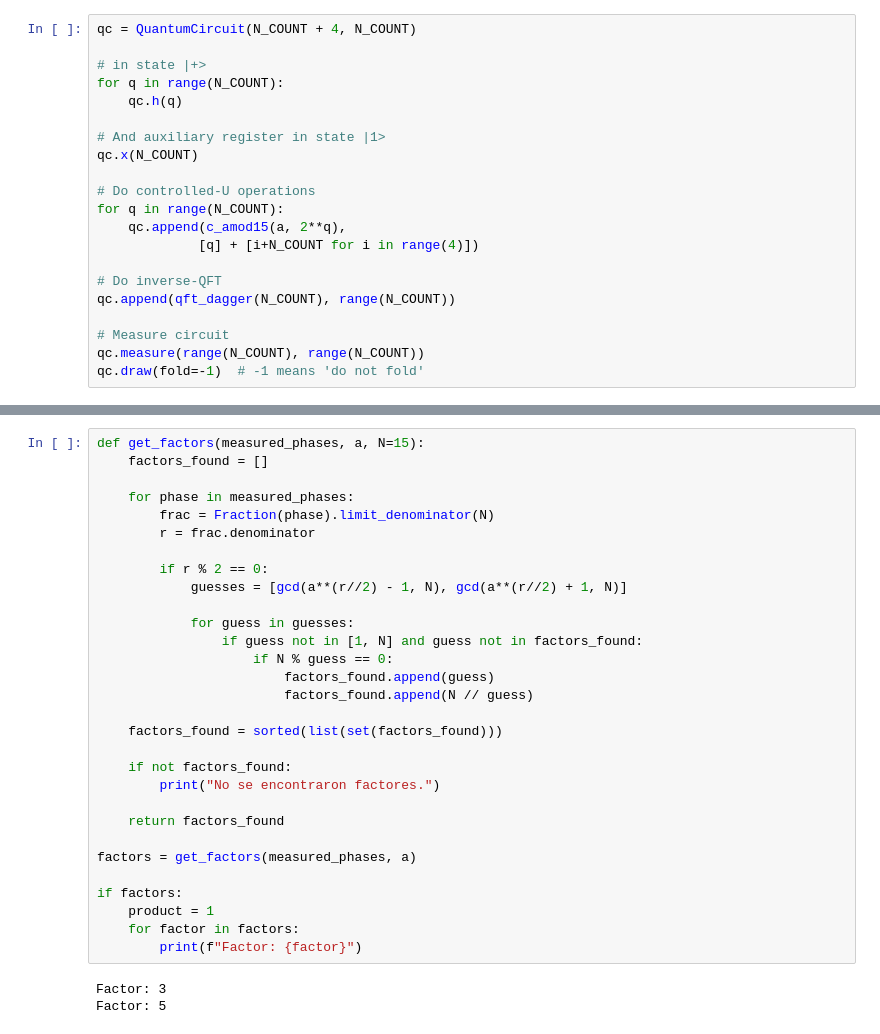
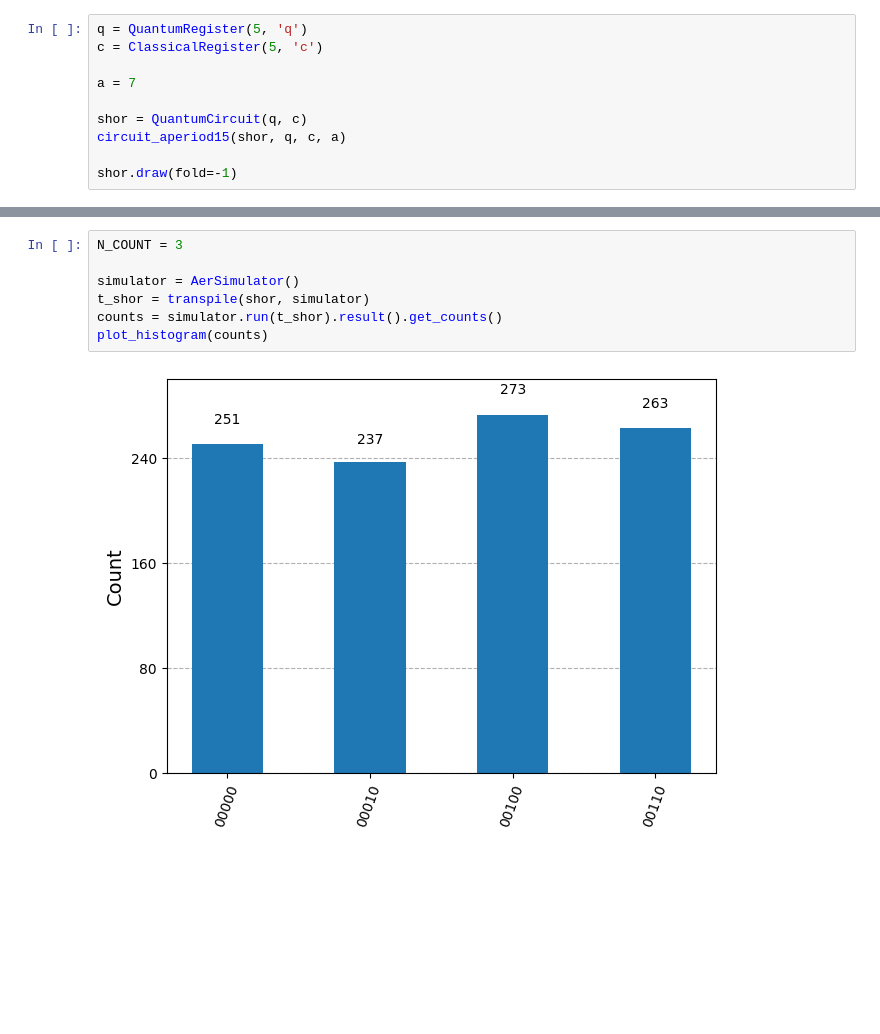
Before and after one commit to julianvb03/Shor-Algorithm, a Jupyter notebook: main.ipynb, the cells around one changed output, grey strips where cells are left out. Saved outputs shown, nothing was run; the diff lists cells and outputs as text; blank space fills up the shorter version.

```diff
--- a/main.ipynb
+++ b/main.ipynb
@@ -58,22 +111,11 @@ def qft_dagger(n):
 # %%
-qc = QuantumCircuit(N_COUNT + 4, N_COUNT)
+q = QuantumRegister(5, 'q')
+c = ClassicalRegister(5, 'c')
 
-# in state |+>
-for q in range(N_COUNT):
-    qc.h(q)
+a = 7
 
-# And auxiliary register in state |1>
-qc.x(N_COUNT)
+shor = QuantumCircuit(q, c)
+circuit_aperiod15(shor, q, c, a)
 
-# Do controlled-U operations
-for q in range(N_COUNT):
-    qc.append(c_amod15(a, 2**q),
-             [q] + [i+N_COUNT for i in range(4)])
-
-# Do inverse-QFT
-qc.append(qft_dagger(N_COUNT), range(N_COUNT))
-
-# Measure circuit
-qc.measure(range(N_COUNT), range(N_COUNT))
-qc.draw(fold=-1)  # -1 means 'do not fold'
+shor.draw(fold=-1)
 # %% [output]
@@ -123,33 +135,9 @@ print(df)
-# %%
-def get_factors(measured_phases, a, N=15):
-    factors_found = []
-
-    for phase in measured_phases:
-        frac = Fraction(phase).limit_denominator(N)
-        r = frac.denominator
-
-        if r % 2 == 0:
-            guesses = [gcd(a**(r//2) - 1, N), gcd(a**(r//2) + 1, N)]
-
-            for guess in guesses:
-                if guess not in [1, N] and guess not in factors_found:
-                    if N % guess == 0:
-                        factors_found.append(guess)
-                        factors_found.append(N // guess)
-
-    factors_found = sorted(list(set(factors_found)))
-
-    if not factors_found:
-        print("No se encontraron factores.")
-
-    return factors_found
-
-factors = get_factors(measured_phases, a)
-
-if factors:
-    product = 1
-    for factor in factors:
-        print(f"Factor: {factor}")
-# %% [output]
-Factor: 3
-Factor: 5
+# %%
+N_COUNT = 3
+
+simulator = AerSimulator()
+t_shor = transpile(shor, simulator)
+counts = simulator.run(t_shor).result().get_counts()
+plot_histogram(counts)
+# %% [output]
+[figure, added]
```
Also changed, not shown: parts of 25 cells of this notebook, 2 other files.
